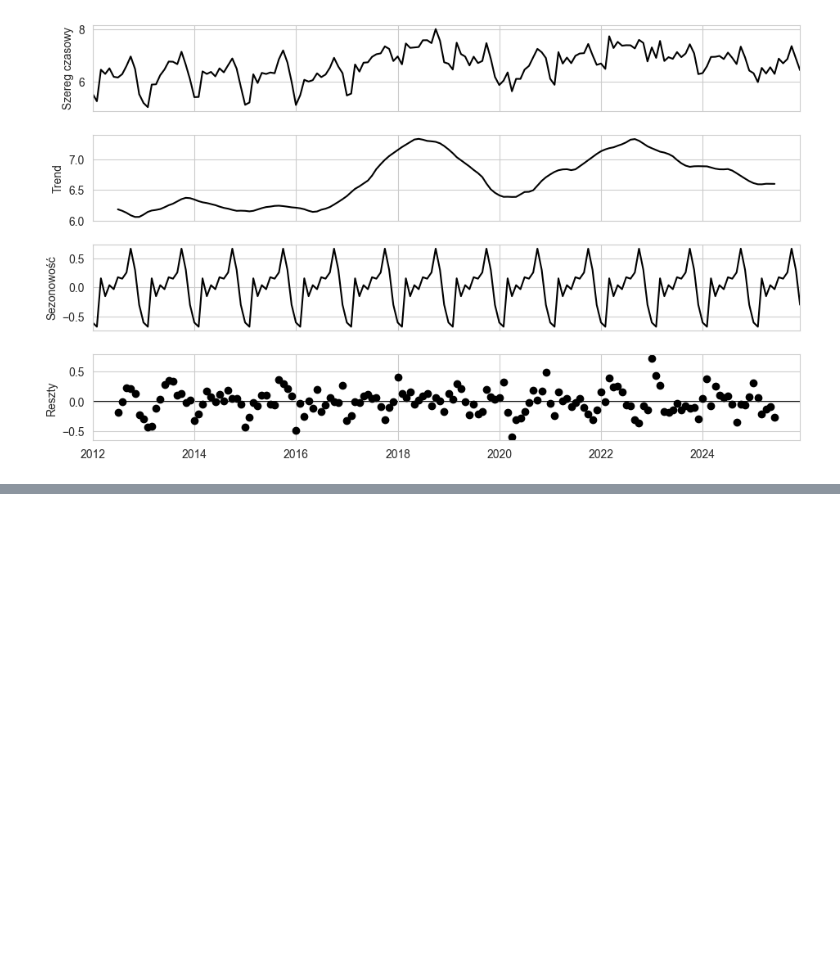
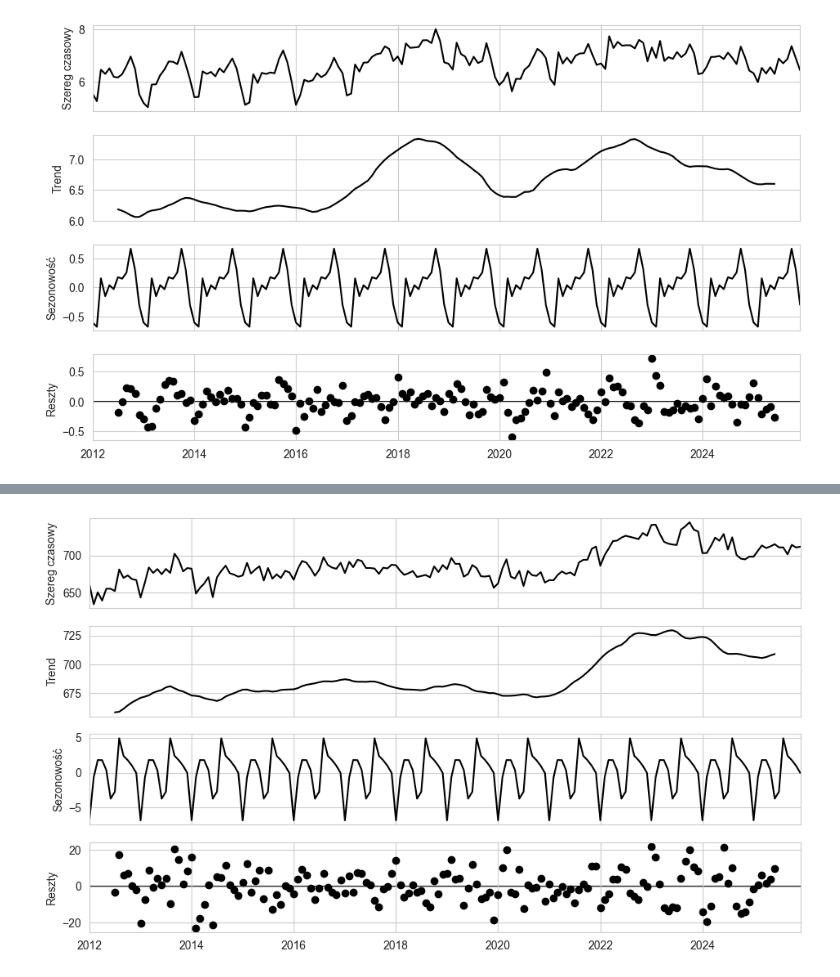
Before and after one commit to przem-pep/praca-magisterska, a Jupyter notebook: python/plotting.ipynb, the cells around one changed output, grey strips where cells are left out. Saved outputs shown, nothing was run; the diff lists cells and outputs as text; code cells hidden in the pictures; blank space fills up the shorter version.

```diff
--- a/python/plotting.ipynb
+++ b/python/plotting.ipynb
@@ -124,0 +146,8 @@ decomp_plot(
+# %%
+decomp_plot(
+    monthly_data["tk_tow_lad_dyn"],
+    file="../figures/tk_tow_lad_dyn_decomp.png",
+    save_file=False
+)
+# %% [output]
+[figure, added]
```
Also changed, not shown: parts of 26 cells of this notebook, 13 other files.
